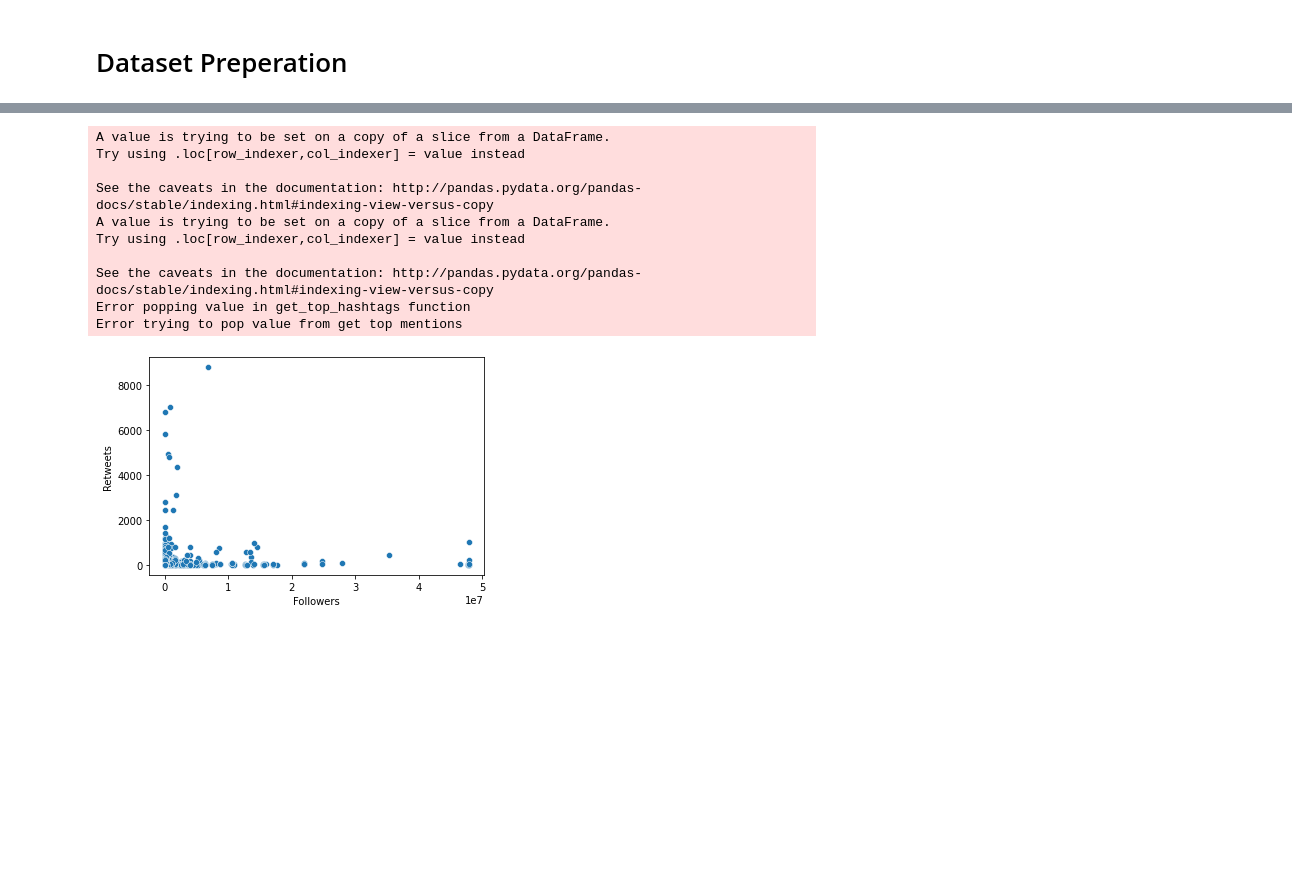
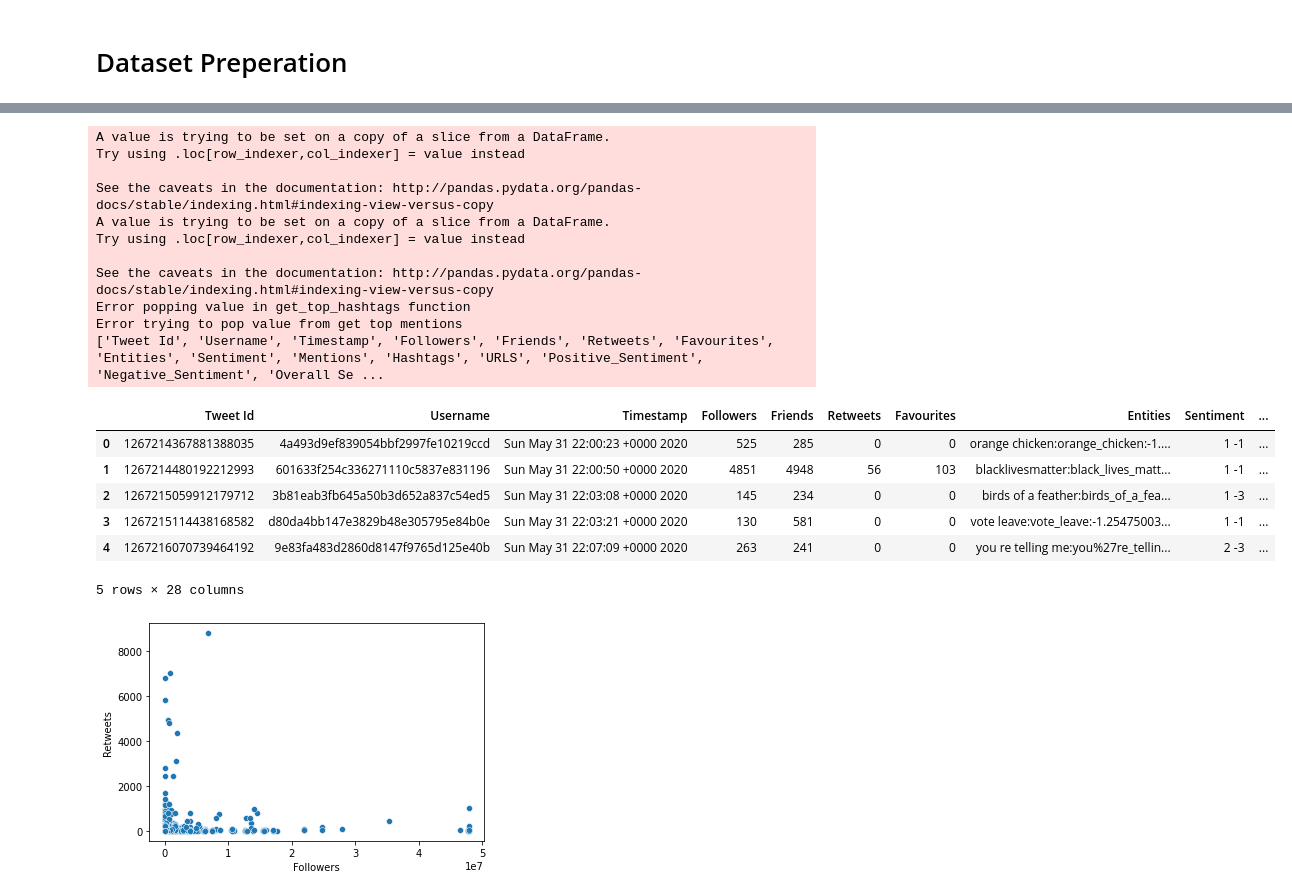
Before and after one commit to Dustyik/TwitterAIproj, a Jupyter notebook: attemptone.ipynb, the cells around one changed output, grey strips where cells are left out. Drawn from its saved outputs; the diff is of its cells as text; code cells hidden in the pictures; blank space fills up the shorter version.

```diff
--- a/attemptone.ipynb
+++ b/attemptone.ipynb
@@ -310,11 +325,15 @@ def compile_top_20_entities_for_each_day(df):
 # %%
 #Preprocessing
 # %%
+from datetime import datetime
+
 dataset = dataset.dropna()
 
 dataset["Entities"] = dataset["Entities"].astype(str)
 dataset["Entities"] = dataset["Entities"].apply(lambda x: x.lower())
+dataset["Entities_List"] = dataset["Entities"].apply(entities_splitter)
 
+#Lewin
 sentiment = dataset["Sentiment"].str.split(" ", n = 1, expand = True)
 
 dataset["Positive_Sentiment"] = sentiment.iloc[:,[0]]
@@ -331,6 +350,7 @@ dataset["Mentions_count"]=dataset["Mentions"].str.split(";").apply(lambda x: len
 
 dataset["URLS_count"]=dataset["URLS"].str.split(";").apply(lambda x: len([y for y in x if len(y)>0 and y!="null"]))
 
+#Chia
 dataset["time"] = dataset.apply(lambda x:get_time(x), axis=1)
 dataset["weekend"] = dataset.apply(lambda x:get_weekend(x), axis=1)
 dataset["day_of_week"] = dataset.apply(lambda x:get_day_of_week(x), axis=1)
@@ -338,39 +358,48 @@ dataset["friends_followers_ratio"] = dataset.apply(lambda x:get_friends_follower
 
 number_tweets_per_users_dict = create_no_tweets_per_user_dict(dataset) #How many times the user appeared in the dataset
 dataset["number_of_tweets_per_user"] = dataset.apply(lambda x:assign_number_of_tweets_to_user(x, number_tweets_per_users_dict), axis=1)
 
 urls_dict = create_urls_dict(dataset) #How many times the url appeared in the dataset
 dataset["URL_domain_popularity"] = dataset.apply(lambda x: get_url_domain_popularity(x, urls_dict), axis=1)
 
-dataset["Entities_List"] = dataset["Entities"].apply(entities_splitter)
-dataset["No. of top 20 Entities"] = 0
-
-#top_20_entities_dict = compile_top_20_entities_for_each_day(dataset)
-
+#Austin
 dataset = get_top_hashtags(dataset)
 dataset = get_top_entities(dataset)
 dataset = get_top_mentions(dataset)
 
+#James
 
-#Removing unncesary columns
+#Converting datetime
+#dataset["No. of top 20 Entities"] = 0
+#top_20_entities_dict = compile_top_20_entities_for_each_day(dataset)
+
+#Clean Up - Removing unncesary columns
 dataset = dataset.drop(["Entities_List", "entities_list"], axis = 1)
 
 columns = list(dataset)
 print (columns)
 
 
 dataset.head()
 # %% [output]
 A value is trying to be set on a copy of a slice from a DataFrame.
 Try using .loc[row_indexer,col_indexer] = value instead
 
 See the caveats in the documentation: http://pandas.pydata.org/pandas-docs/stable/indexing.html#indexing-view-versus-copy
 A value is trying to be set on a copy of a slice from a DataFrame.
 Try using .loc[row_indexer,col_indexer] = value instead
 
 See the caveats in the documentation: http://pandas.pydata.org/pandas-docs/stable/indexing.html#indexing-view-versus-copy
 Error popping value in get_top_hashtags function
 Error trying to pop value from get top mentions
+['Tweet Id', 'Username', 'Timestamp', 'Followers', 'Friends', 'Retweets', 'Favourites', 'Entities', 'Sentiment', 'Mentions', 'Hashtags', 'URLS', 'Positive_Sentiment', 'Negative_Sentiment', 'Overall Se ...
+|  | Tweet Id | Username | Timestamp | Followers | Friends | Retweets | Favourites | Entities | Sentiment | ... |
+| 0 | 1267214367881388035 | 4a493d9ef839054bbf2997fe10219ccd | Sun May 31 22:00:23 +0000 2020 | 525 | 285 | 0 | 0 | orange chicken:orange_chicken:-1.... | 1 -1 | ... |
+| 1 | 1267214480192212993 | 601633f254c336271110c5837e831196 | Sun May 31 22:00:50 +0000 2020 | 4851 | 4948 | 56 | 103 | blacklivesmatter:black_lives_matt... | 1 -1 | ... |
+| 2 | 1267215059912179712 | 3b81eab3fb645a50b3d652a837c54ed5 | Sun May 31 22:03:08 +0000 2020 | 145 | 234 | 0 | 0 | birds of a feather:birds_of_a_fea... | 1 -3 | ... |
+| 3 | 1267215114438168582 | d80da4bb147e3829b48e305795e84b0e | Sun May 31 22:03:21 +0000 2020 | 130 | 581 | 0 | 0 | vote leave:vote_leave:-1.25475003... | 1 -1 | ... |
+| 4 | 1267216070739464192 | 9e83fa483d2860d8147f9765d125e40b | Sun May 31 22:07:09 +0000 2020 | 263 | 241 | 0 | 0 | you re telling me:you%27re_tellin... | 2 -3 | ... |
+5 rows × 28 columns
 # %%
 sns.scatterplot(x="Followers",y='Retweets', data=dataset, palette="muted");
 # %% [output]
```
Also changed, not shown: parts of 1 cell of this notebook.
